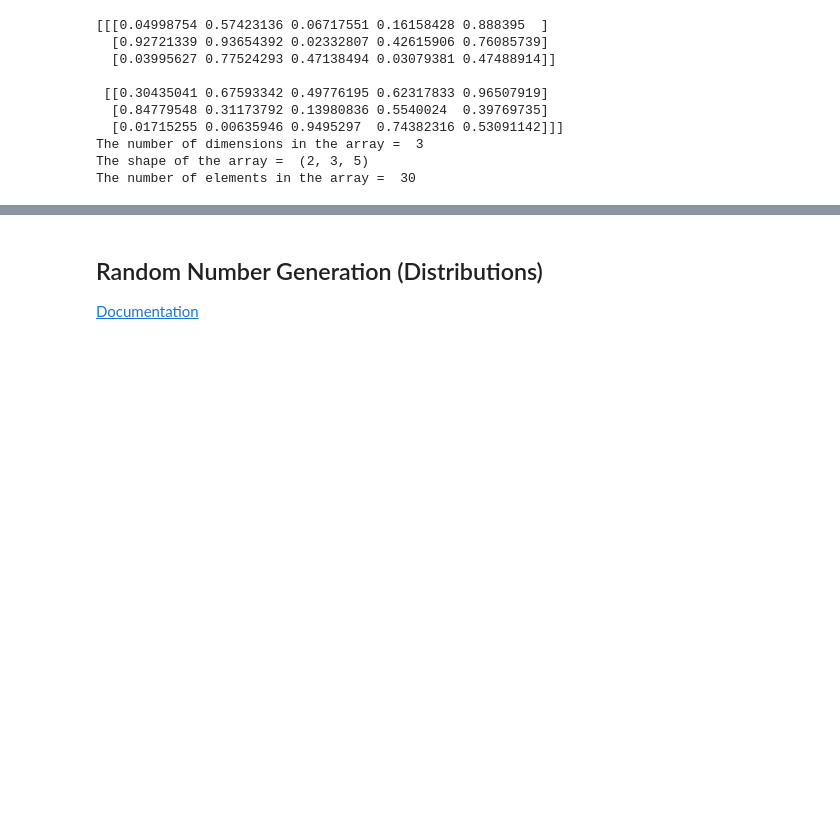
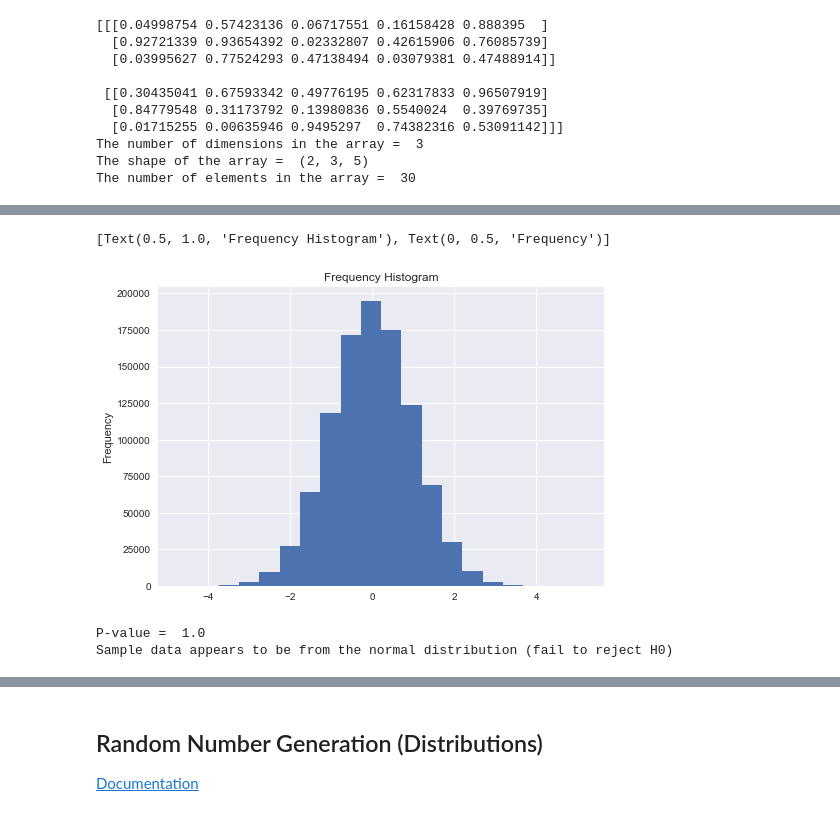
Before and after one commit to Sam-Tracey/numpy-random, a Jupyter notebook: numpy-random.ipynb, the cells around one changed output, grey strips where cells are left out. Drawn from its saved outputs; the diff is of its cells as text; code cells hidden in the pictures; blank space fills up the shorter version.

Commit message:
Updated to include randn, randint and random.choice

```diff
--- a/numpy-random.ipynb
+++ b/numpy-random.ipynb
@@ -183,0 +197,10 @@ The number of elements in the array =  30
+# %%
+# create a one dimensional array with 1000000 elements drawn from the standard normal distribution.
+x = np.random.randn(1000000)
+# Show array contents and attributes of the array.
+print(x)
+print("The number of dimensions in the array = ", x.ndim)
+print("The shape of the array = ", x.shape)
+print("The number of elements in the array = ", x.size)
+print("The mean of elements in the array = ", x.mean())
+print("The standard deviation of elements in the array = ", x.std())
@@ -183,0 +215,22 @@ The number of elements in the array =  30
+# %%
+# Create the histogram with 20 bins.
+plt.hist(x, bins=20)
+# Set the title and y-axis label
+plt.gca().set(title='Frequency Histogram', ylabel='Frequency')
+# %% [output]
+[Text(0.5, 1.0, 'Frequency Histogram'), Text(0, 0.5, 'Frequency')]
+[figure, added]
+# %%
+from scipy.stats import shapiro
+# Test normality of the numpy.random.randn array
+stat, p = shapiro(x)
+print("P-value = ", p)
+# interpret p-value at an alpha level of 0.05
+alpha = 0.05
+if p > alpha:
+	print('Sample data appears to be from the normal distribution (fail to reject H0)')
+else:
+	print('Sample does not appear to be from the normal distribution(reject H0)')
+# %% [output]
+P-value =  1.0
+Sample data appears to be from the normal distribution (fail to reject H0)
```
Also changed, not shown: parts of 14 cells of this notebook.
